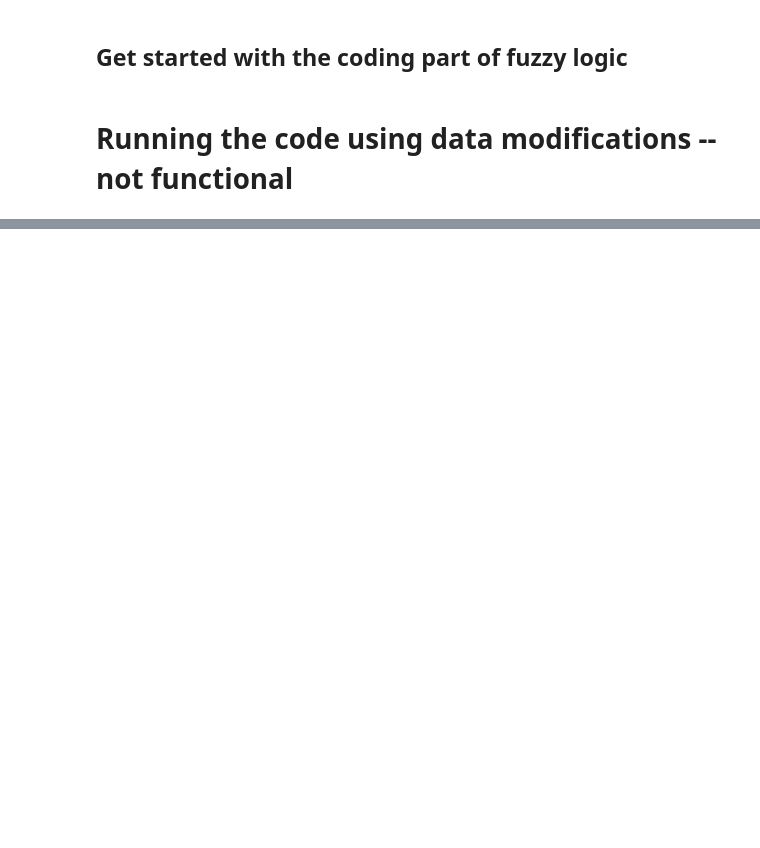
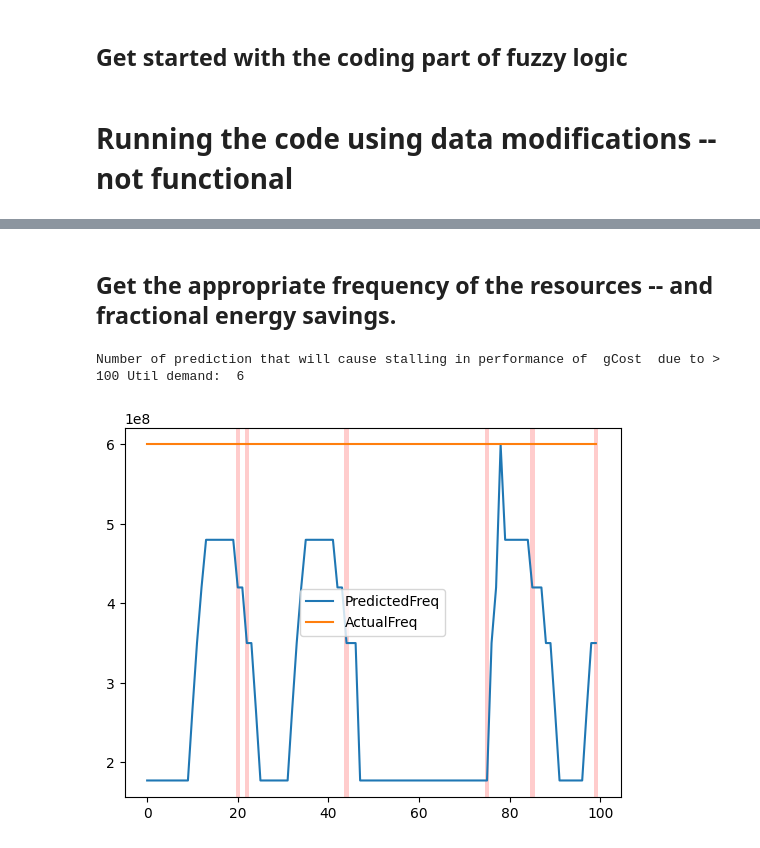
Before and after one commit to dipayan2/ARMAModel, a Jupyter notebook: PredictiveRun.ipynb, the cells around one changed output, grey strips where cells are left out. Saved outputs shown, nothing was run; the diff lists cells and outputs as text; code cells hidden in the pictures; blank space fills up the shorter version.

Commit message:
Added Predictive Frequency and the energy savings

```diff
--- a/PredictiveRun.ipynb
+++ b/PredictiveRun.ipynb
@@ -337,0 +375,50 @@ Testing the cost of:  cCost -- RMSE 4.8372422284401715
+# %%
+Y_pred = y_target
+Y_act = y_out
+FreqOut = test_freq_df[rFreq].iloc[:TestIDX].to_numpy()
+# %% [markdown]
+## Get the appropriate frequency of the resources -- and fractional energy savings.
+# %%
+
+pred_freq = []
+act_freq = []
+effective_y = []
+for idx in range(len(Y_pred)):
+    act_freq.append(FreqOut[idx])
+    for v in freq_dict[rFreq]:
+        val = Y_pred[idx]*max(freq_dict[rFreq])/v
+        if val <= 100 or v == max(freq_dict[rFreq]):
+            if val > 100 and v == max(freq_dict[rFreq]):
+                pred_freq.append(v*val/100)
+                effective_y.append(Y_act[idx]*max(freq_dict[rFreq])/v)
+            else:
+                pred_freq.append(v)
+                effective_y.append(Y_act[idx]*max(freq_dict[rFreq])/v)
+
+            break
+
+
+print("Number of prediction that will cause stalling in performance of ",endog," due to > 100 Util demand: ",sum( i > 100 for i in effective_y ))
+# %% [output]
+Number of prediction that will cause stalling in performance of  gCost  due to > 100 Util demand:  6
+# %%
+df_freq = pd.DataFrame()
+
+df_freq['PredictedFreq'] = pred_freq
+df_freq['ActualFreq'] = act_freq
+# df_freq['MaxFreq'] = max(freq_dict[rFreq])
+df_freq['EffUtil'] = effective_y
+df_freq['ActUtil'] = Y_act
+# df_freq['MaxPoss'] = 100
+ax = df_freq[['PredictedFreq','ActualFreq']].plot()
+
+
+def highlight(indices,ax):
+    i=0
+    while i<len(indices):
+        ax.axvspan(indices[i]-0.5, indices[i]+0.5, facecolor='red', edgecolor='none', alpha=.2)
+        i+=1
+
+highlight(df_freq[df_freq['EffUtil'] > 100].index, ax)
+# %% [output]
+[figure, added]
```
Also changed, not shown: parts of 8 cells of this notebook.
